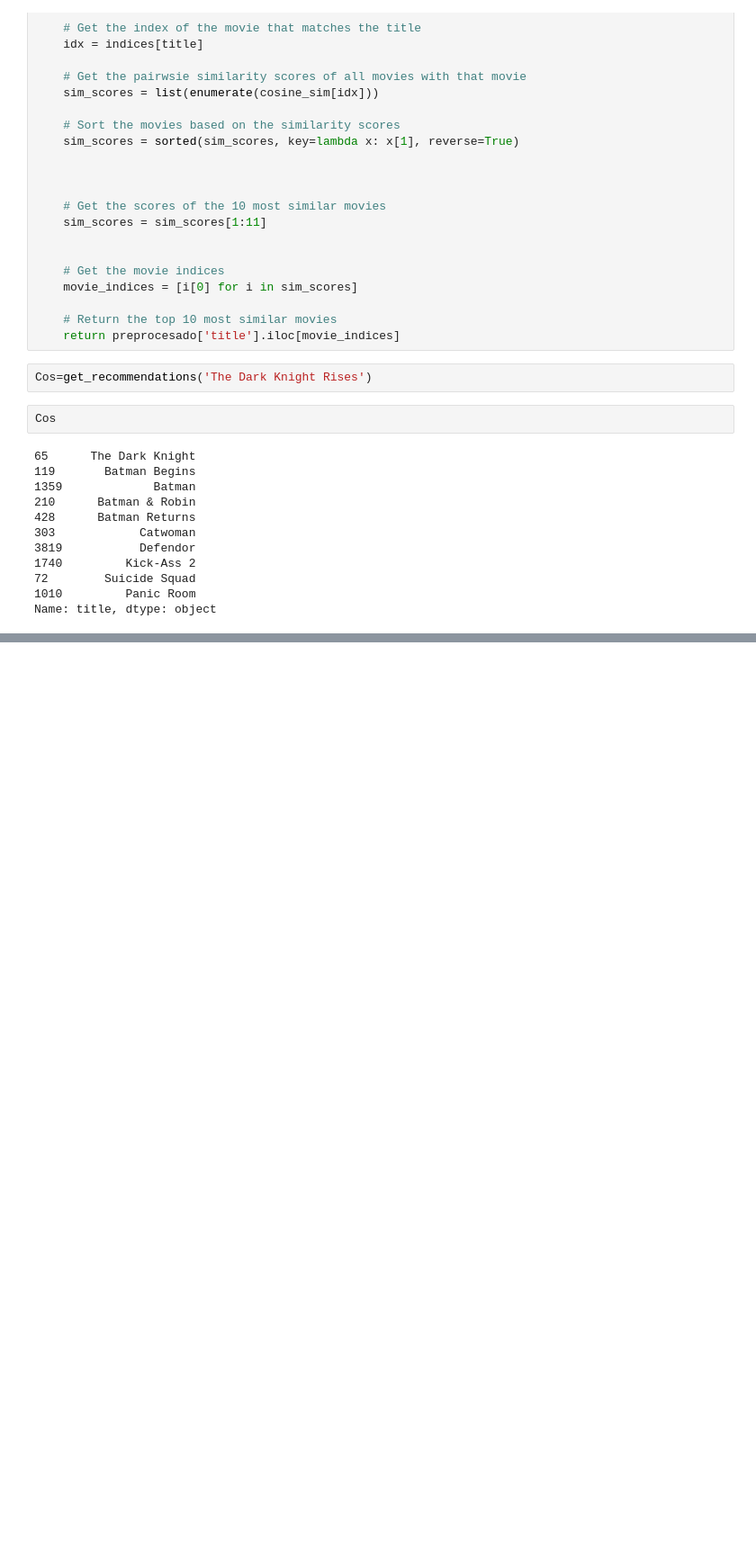
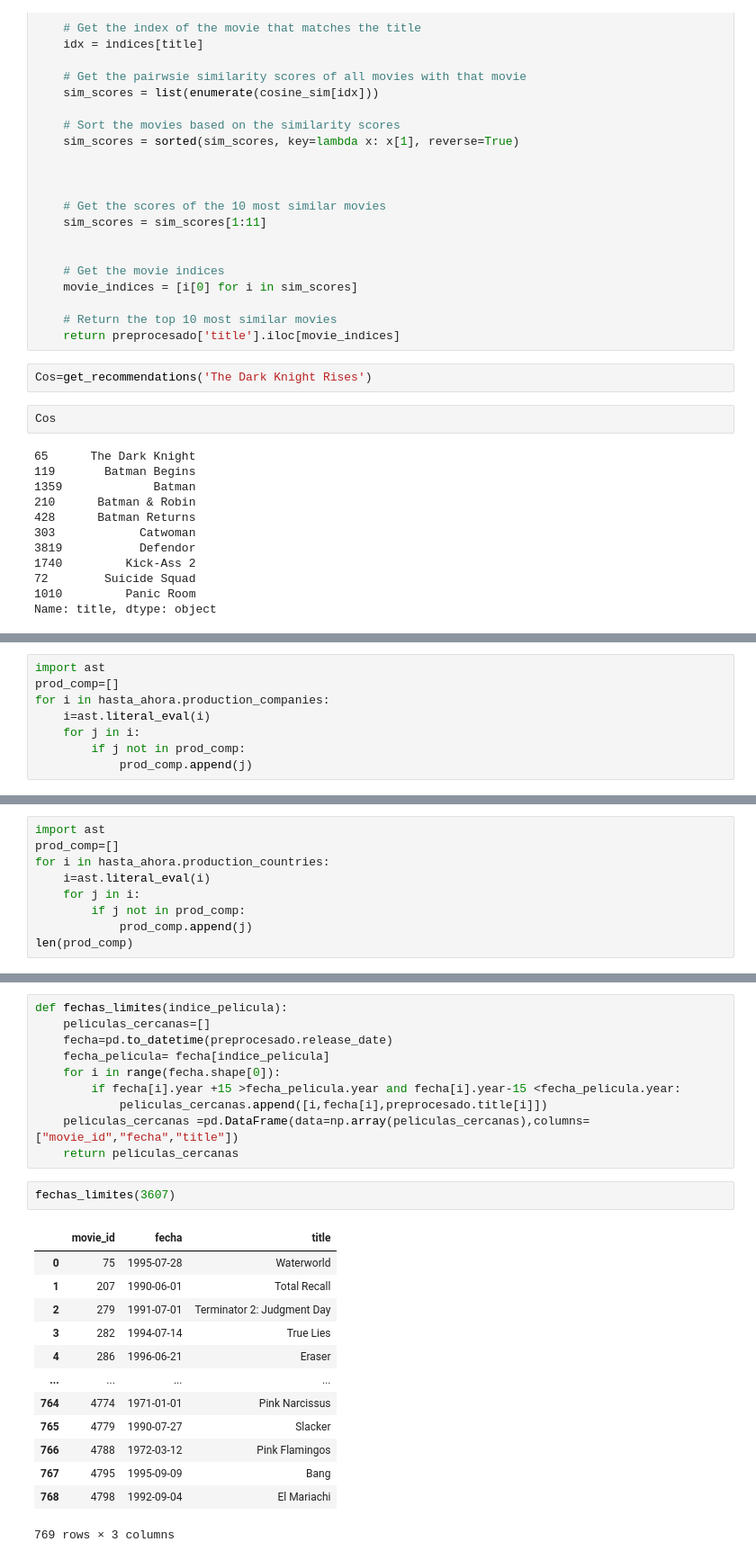
Before and after one commit to HugoMAT/Proyecto_Aplica, a Jupyter notebook: project/Untitled.ipynb, the cells around one changed output, grey strips where cells are left out. Shown at 90% size. Saved outputs shown, nothing was run; the diff lists cells and outputs as text; blank space fills up the shorter version.

```diff
--- a/project/Untitled.ipynb
+++ b/project/Untitled.ipynb
@@ -531,0 +577,8 @@ preprocesado.keywords[303]
+# %%
+import ast
+prod_comp=[]
+for i in hasta_ahora.production_companies:
+    i=ast.literal_eval(i)
+    for j in i:
+        if j not in prod_comp:
+            prod_comp.append(j)
@@ -531,0 +591,9 @@ preprocesado.keywords[303]
+# %%
+import ast
+prod_comp=[]
+for i in hasta_ahora.production_countries:
+    i=ast.literal_eval(i)
+    for j in i:
+        if j not in prod_comp:
+            prod_comp.append(j)
+len(prod_comp)
@@ -531,0 +703,26 @@ preprocesado.keywords[303]
+# %%
+def fechas_limites(indice_pelicula):
+    peliculas_cercanas=[]
+    fecha=pd.to_datetime(preprocesado.release_date)
+    fecha_pelicula= fecha[indice_pelicula]
+    for i in range(fecha.shape[0]):
+        if fecha[i].year +15 >fecha_pelicula.year and fecha[i].year-15 <fecha_pelicula.year:
+            peliculas_cercanas.append([i,fecha[i],preprocesado.title[i]])
+    peliculas_cercanas =pd.DataFrame(data=np.array(peliculas_cercanas),columns=["movie_id","fecha","title"])
+    return peliculas_cercanas
+# %%
+fechas_limites(3607)
+# %% [output]
+|  | movie_id | fecha | title |
+| 0 | 75 | 1995-07-28 | Waterworld |
+| 1 | 207 | 1990-06-01 | Total Recall |
+| 2 | 279 | 1991-07-01 | Terminator 2: Judgment Day |
+| 3 | 282 | 1994-07-14 | True Lies |
+| 4 | 286 | 1996-06-21 | Eraser |
+| ... | ... | ... | ... |
+| 764 | 4774 | 1971-01-01 | Pink Narcissus |
+| 765 | 4779 | 1990-07-27 | Slacker |
+| 766 | 4788 | 1972-03-12 | Pink Flamingos |
+| 767 | 4795 | 1995-09-09 | Bang |
+| 768 | 4798 | 1992-09-04 | El Mariachi |
+769 rows × 3 columns
```
Also changed, not shown: parts of 48 cells of this notebook.
